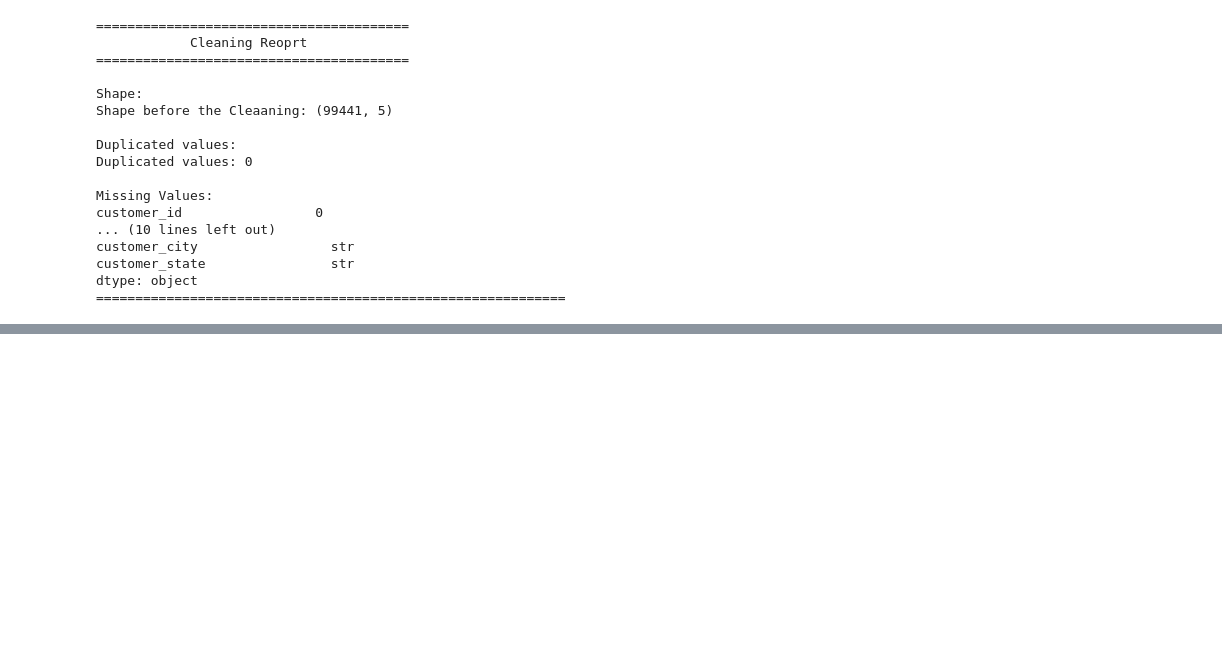
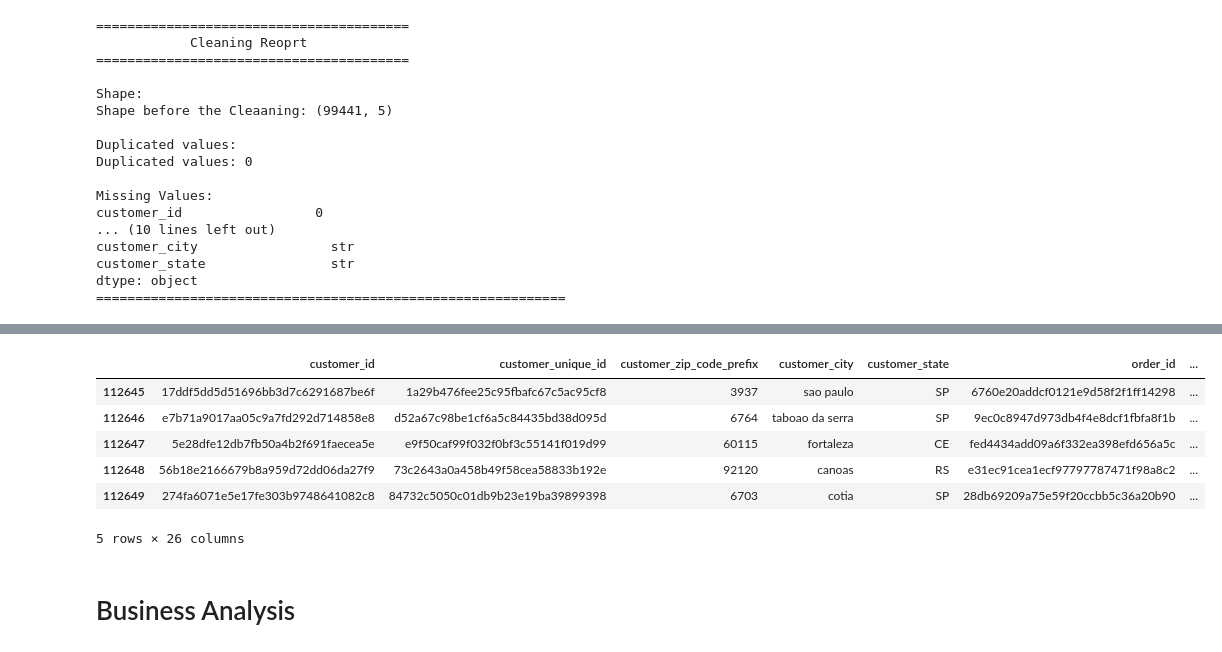
Before and after one commit to Rayyan-2205/ecommerce-sales-analytics, a Jupyter notebook: notebook/analysis.ipynb, the cells around one changed output, grey strips where cells are left out. Drawn from its saved outputs; the diff is of its cells as text; code cells hidden in the pictures; blank space fills up the shorter version.

```diff
--- a/notebook/analysis.ipynb
+++ b/notebook/analysis.ipynb
@@ -630,0 +701,12 @@ dtype: object
+# %%
+master_df.tail()
+# %% [output]
+|  | customer_id | customer_unique_id | customer_zip_code_prefix | customer_city | customer_state | order_id | ... |
+| 112645 | 17ddf5dd5d51696bb3d7c6291687be6f | 1a29b476fee25c95fbafc67c5ac95cf8 | 3937 | sao paulo | SP | 6760e20addcf0121e9d58f2f1ff14298 | ... |
+| 112646 | e7b71a9017aa05c9a7fd292d714858e8 | d52a67c98be1cf6a5c84435bd38d095d | 6764 | taboao da serra | SP | 9ec0c8947d973db4f4e8dcf1fbfa8f1b | ... |
+| 112647 | 5e28dfe12db7fb50a4b2f691faecea5e | e9f50caf99f032f0bf3c55141f019d99 | 60115 | fortaleza | CE | fed4434add09a6f332ea398efd656a5c | ... |
+| 112648 | 56b18e2166679b8a959d72dd06da27f9 | 73c2643a0a458b49f58cea58833b192e | 92120 | canoas | RS | e31ec91cea1ecf97797787471f98a8c2 | ... |
+| 112649 | 274fa6071e5e17fe303b9748641082c8 | 84732c5050c01db9b23e19ba39899398 | 6703 | cotia | SP | 28db69209a75e59f20ccbb5c36a20b90 | ... |
+5 rows × 26 columns
+# %% [markdown]
+# Business Analysis
```
Also changed, not shown: parts of 11 cells of this notebook, 1 other file.
